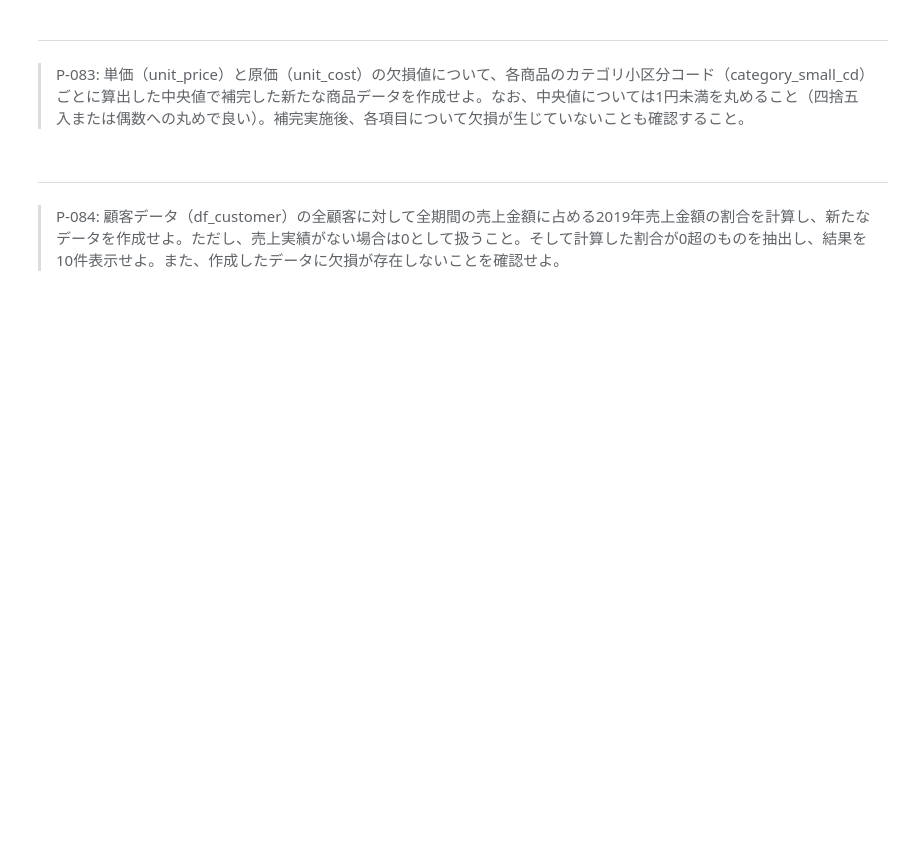
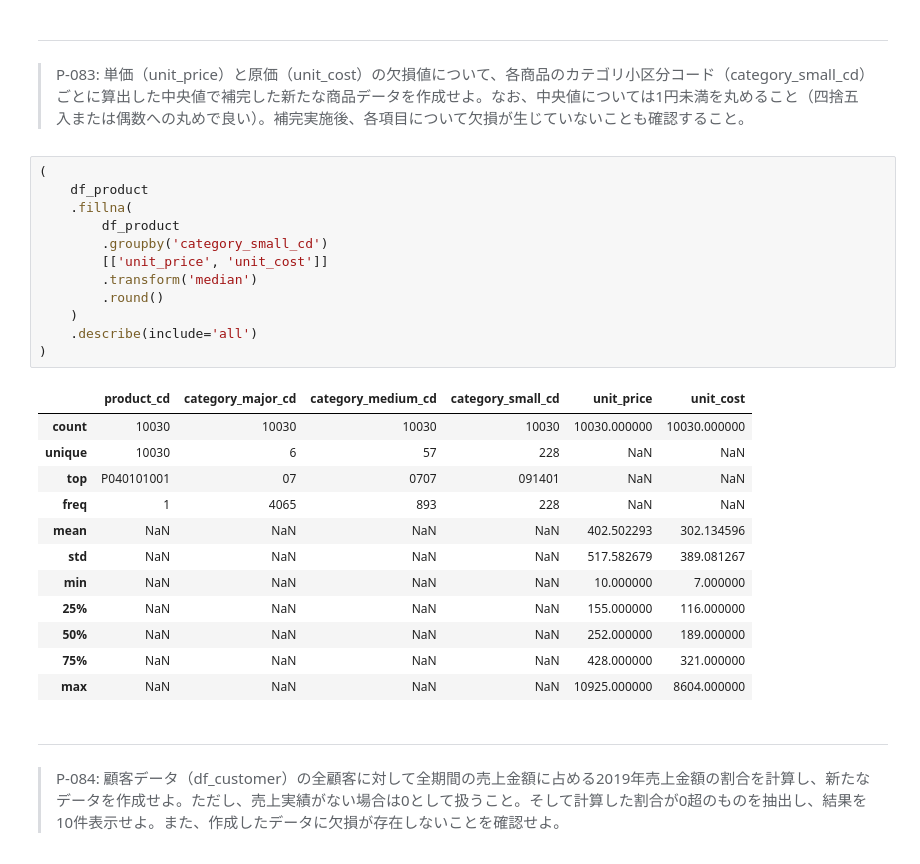
Before and after one commit to kichimura60/100knock, a Jupyter notebook: docker/work/preprocess_knock_Python.ipynb, the cells around one changed output. Drawn from its saved outputs; the diff is of its cells as text; blank space fills up the shorter version.

```diff
--- a/docker/work/preprocess_knock_Python.ipynb
+++ b/docker/work/preprocess_knock_Python.ipynb
@@ -1921,6 +2088,31 @@ df_product.rename(columns={'\ufeffproduct_cd': 'product_cd'}, inplace=True)
 # %% [markdown]
 ---
 > P-083: 単価（unit_price）と原価（unit_cost）の欠損値について、各商品のカテゴリ小区分コード（category_small_cd）ごとに算出した中央値で補完した新たな商品データを作成せよ。なお、中央値については1円未満を丸めること（四捨五入または偶数への丸めで良い）。補完実施後、各項目について欠損が生じていないことも確認すること。
+# %%
+(
+    df_product
+    .fillna(
+        df_product
+        .groupby('category_small_cd')
+        [['unit_price', 'unit_cost']]
+        .transform('median')
+        .round()
+    )
+    .describe(include='all')
+)
+# %% [output]
+|  | product_cd | category_major_cd | category_medium_cd | category_small_cd | unit_price | unit_cost |
+| count | 10030 | 10030 | 10030 | 10030 | 10030.000000 | 10030.000000 |
+| unique | 10030 | 6 | 57 | 228 | NaN | NaN |
+| top | P040101001 | 07 | 0707 | 091401 | NaN | NaN |
+| freq | 1 | 4065 | 893 | 228 | NaN | NaN |
+| mean | NaN | NaN | NaN | NaN | 402.502293 | 302.134596 |
+| std | NaN | NaN | NaN | NaN | 517.582679 | 389.081267 |
+| min | NaN | NaN | NaN | NaN | 10.000000 | 7.000000 |
+| 25% | NaN | NaN | NaN | NaN | 155.000000 | 116.000000 |
+| 50% | NaN | NaN | NaN | NaN | 252.000000 | 189.000000 |
+| 75% | NaN | NaN | NaN | NaN | 428.000000 | 321.000000 |
+| max | NaN | NaN | NaN | NaN | 10925.000000 | 8604.000000 |
 # %% [markdown]
 ---
 > P-084: 顧客データ（df_customer）の全顧客に対して全期間の売上金額に占める2019年売上金額の割合を計算し、新たなデータを作成せよ。ただし、売上実績がない場合は0として扱うこと。そして計算した割合が0超のものを抽出し、結果を10件表示せよ。また、作成したデータに欠損が存在しないことを確認せよ。
```
Also changed, not shown: parts of 14 cells of this notebook.
